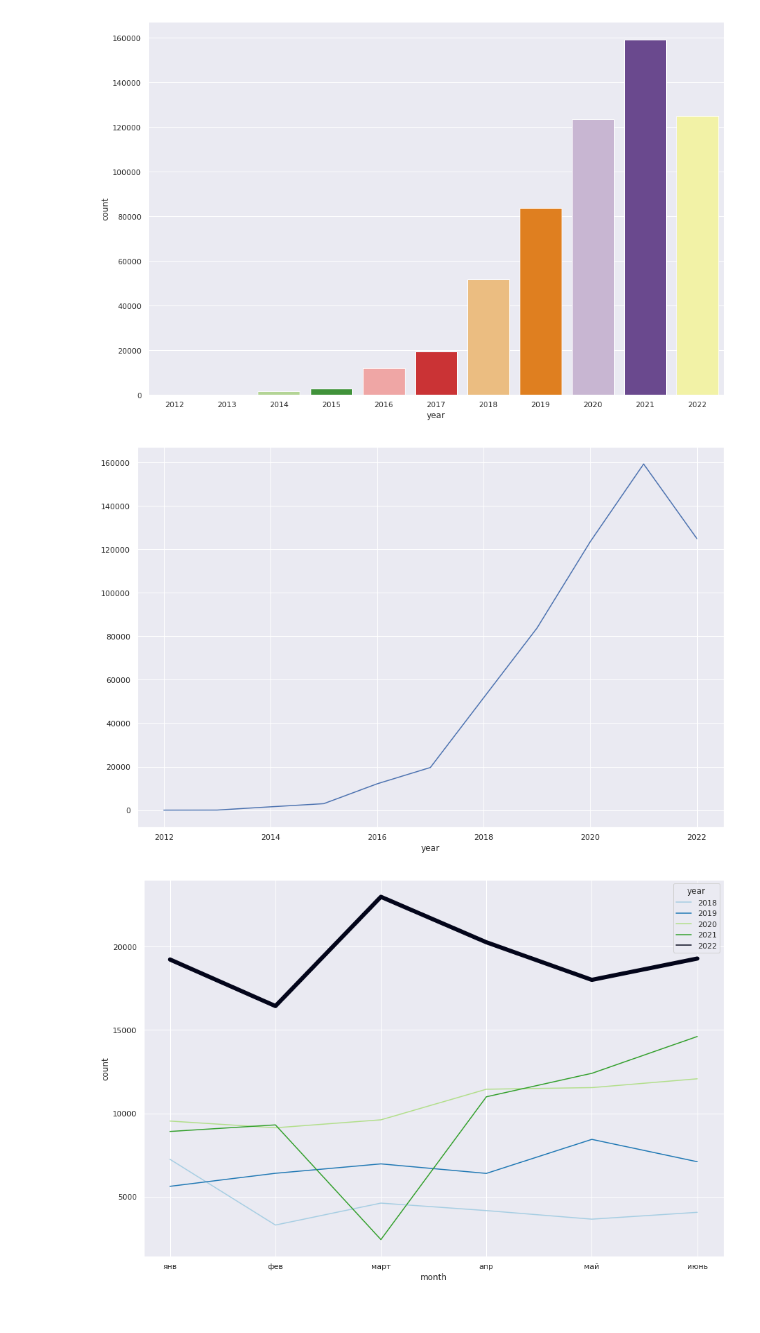
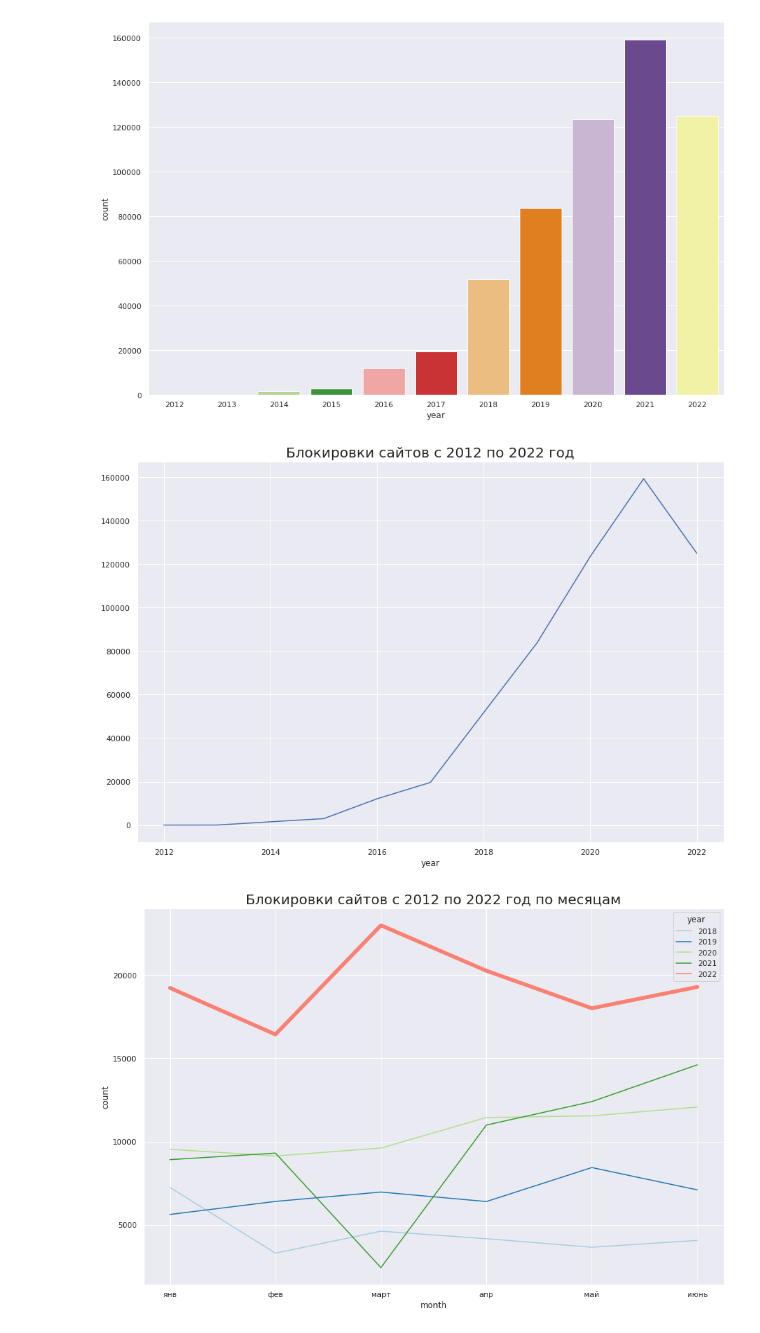
Before and after one commit to kkruglik/runet_blockings, a Jupyter notebook: scrape_data.ipynb, the cells around one changed output. Saved outputs shown, nothing was run; the diff lists cells and outputs as text; code cells hidden in the pictures.

```diff
--- a/scrape_data.ipynb
+++ b/scrape_data.ipynb
@@ -80,34 +82,34 @@ sns.countplot(
 # %%
 sns.lineplot(
     data=data.groupby('year').size(),
-);
+).set_title('Блокировки сайтов c 2012 по 2022 год', fontsize=20);
 # %% [output]
-[figure, old version]
+[figure, new version]
 # %%
 temp = data[(data.year >= 2018) & (data.month <= 6)].groupby(['year', 'month']).size().reset_index().sort_values(by=['year', 'month'], ascending=True)
 temp.columns = ['year', 'month', 'count']
 # %%
 sns.lineplot(
     data=temp[temp.year!=2022],
     x='month',
     y='count',
     hue='year',
     palette="Paired",
 )
 
 sns.lineplot(
     data=temp[temp.year==2022],
     x='month',
     y='count',
-    linewidth=6,
+    linewidth=5.5,
     hue='year',
-    palette="rocket",
-)
+    palette="dark:salmon_r",
+).set_title('Блокировки сайтов c 2012 по 2022 год по месяцам', fontsize=20);
 
 plt.xticks(range(1, 7), ['янв', 'фев', 'март', 'апр', 'май', 'июнь'])
 plt.show()
 # %% [output]
-[figure, old version]
+[figure, new version]
 # %%
 # sns.lineplot(
 #     data=temp,
```
Also changed, not shown: parts of 5 cells of this notebook.
